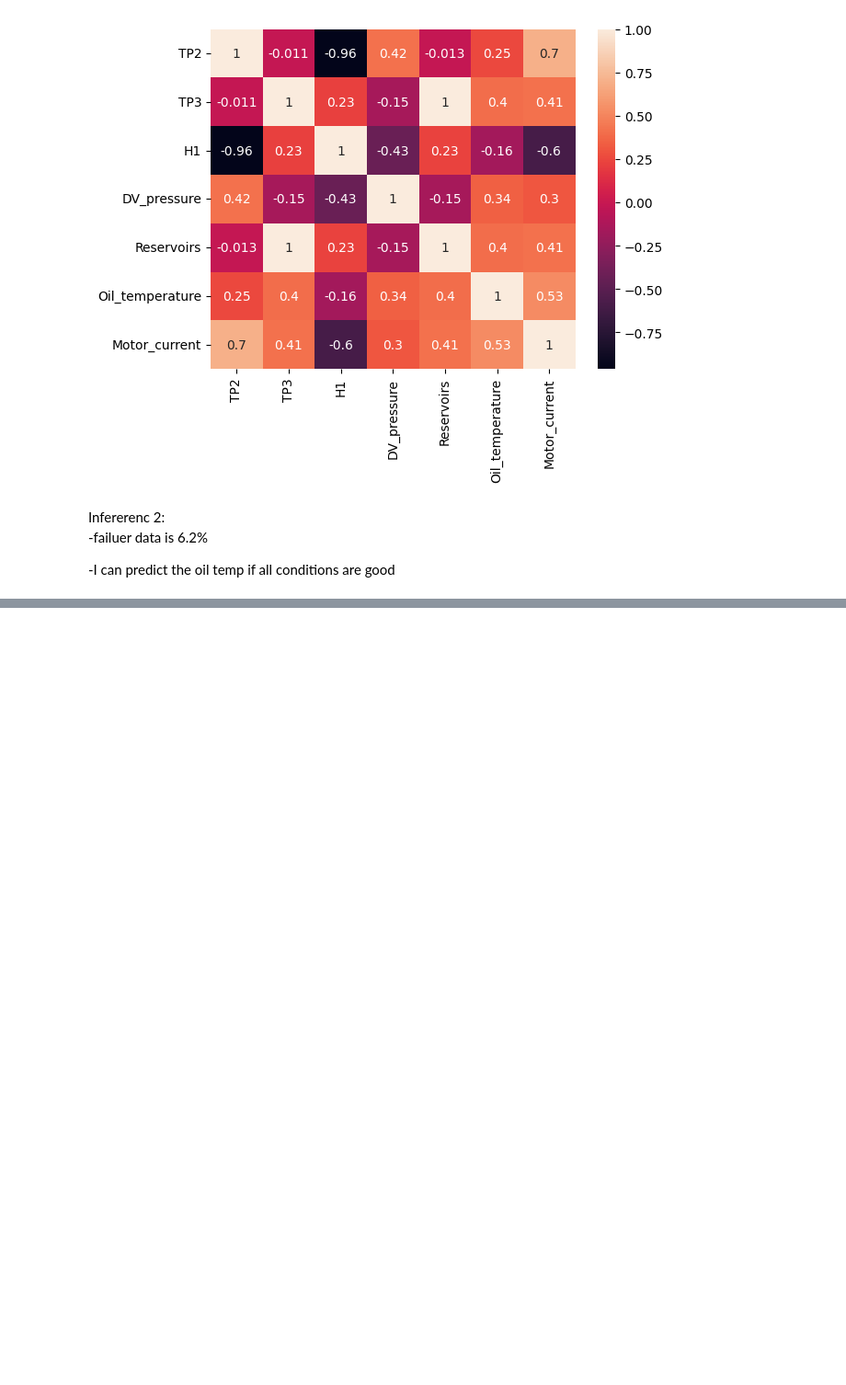
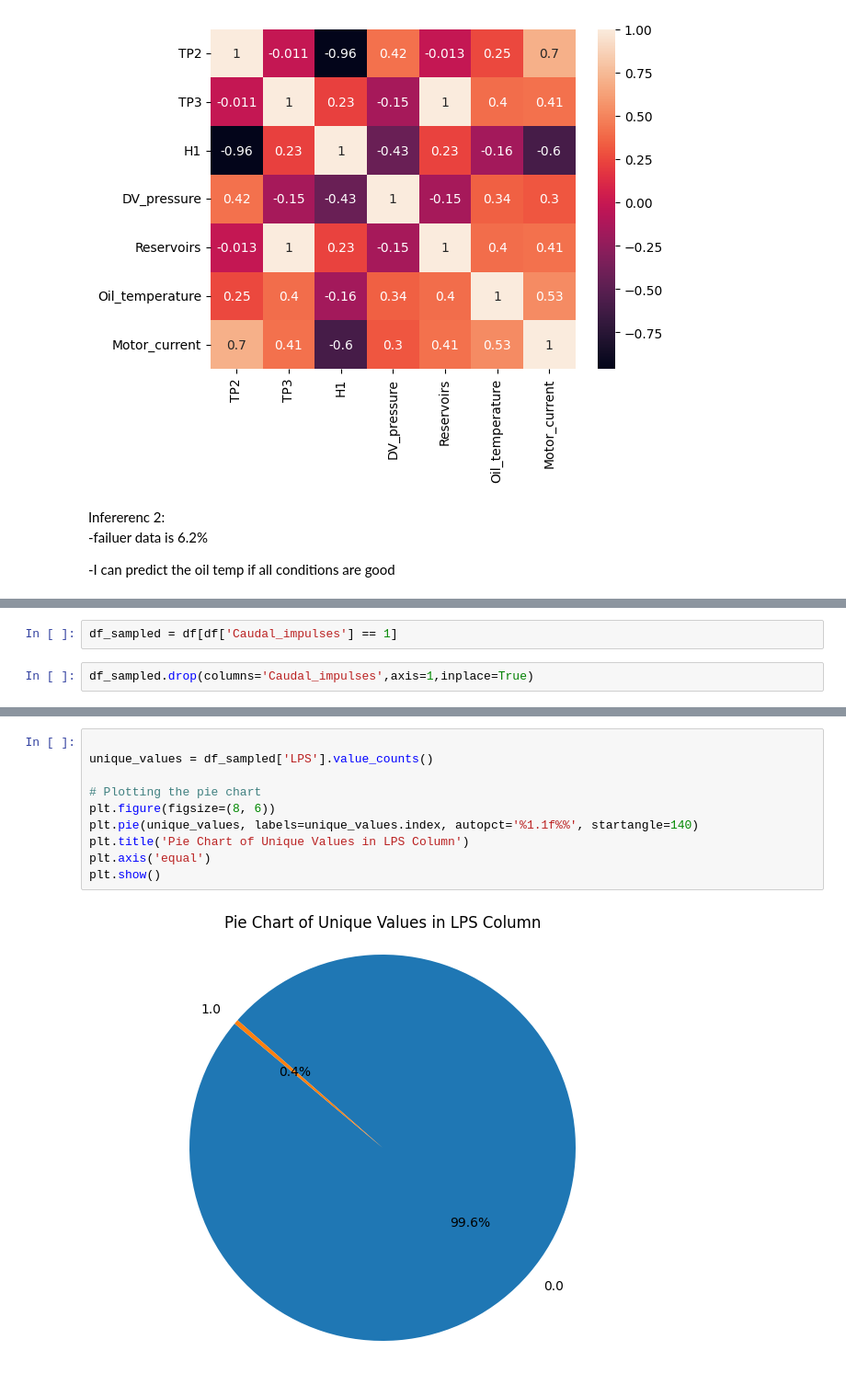
Before and after one commit to zJimpi/metro_prediction_pipeline, a Jupyter notebook: notebook/eda.ipynb, the cells around one changed output, grey strips where cells are left out. Shown: that part at 92% size. Drawn from its saved outputs; the diff is of its cells as text; blank space fills up the shorter version.

```diff
--- a/notebook/eda.ipynb
+++ b/notebook/eda.ipynb
@@ -155,0 +158,4 @@ Infererenc 2:
+# %%
+df_sampled = df[df['Caudal_impulses'] == 1]
+# %%
+df_sampled.drop(columns='Caudal_impulses',axis=1,inplace=True)
@@ -155,0 +176,12 @@ Infererenc 2:
+# %%
+
+unique_values = df_sampled['LPS'].value_counts()
+
+# Plotting the pie chart
+plt.figure(figsize=(8, 6))
+plt.pie(unique_values, labels=unique_values.index, autopct='%1.1f%%', startangle=140)
+plt.title('Pie Chart of Unique Values in LPS Column')
+plt.axis('equal')
+plt.show()
+# %% [output]
+[figure, added]
```
Also changed, not shown: parts of 4 cells of this notebook, 1 other file.
